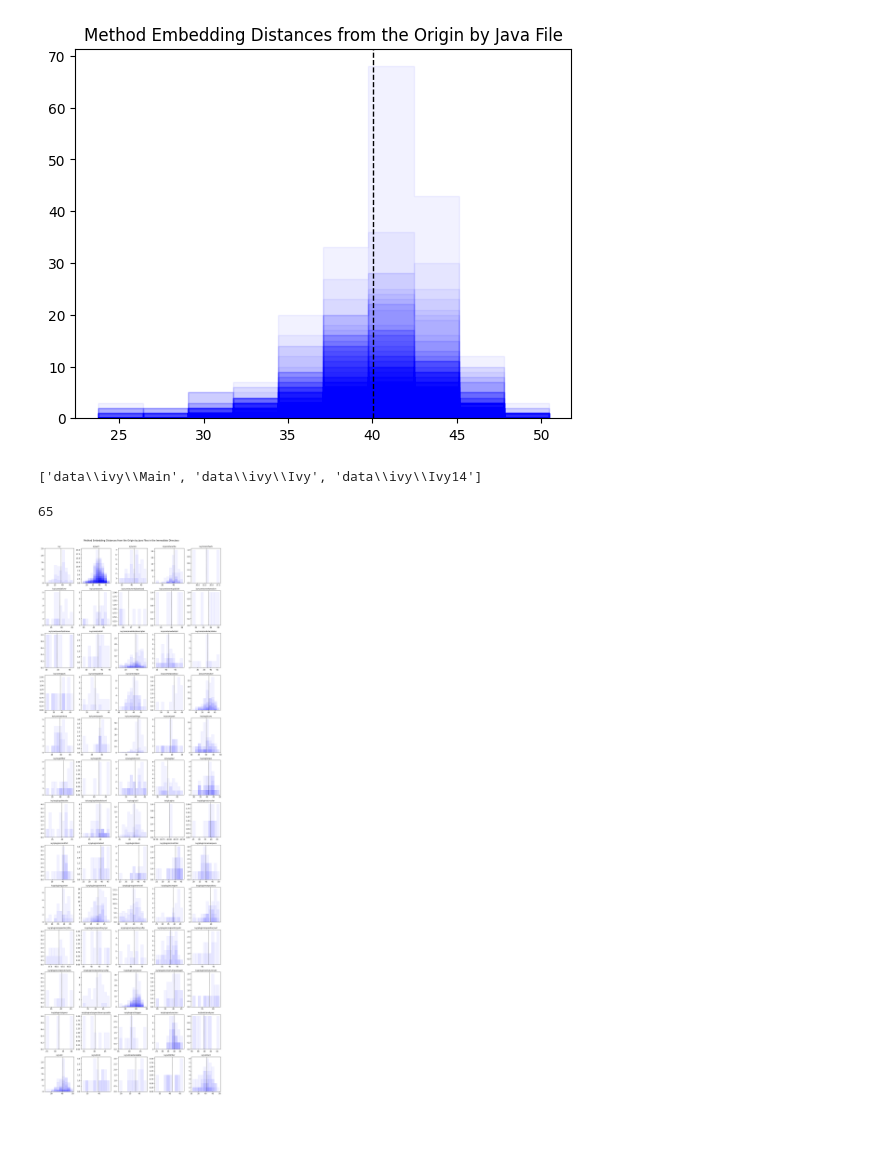
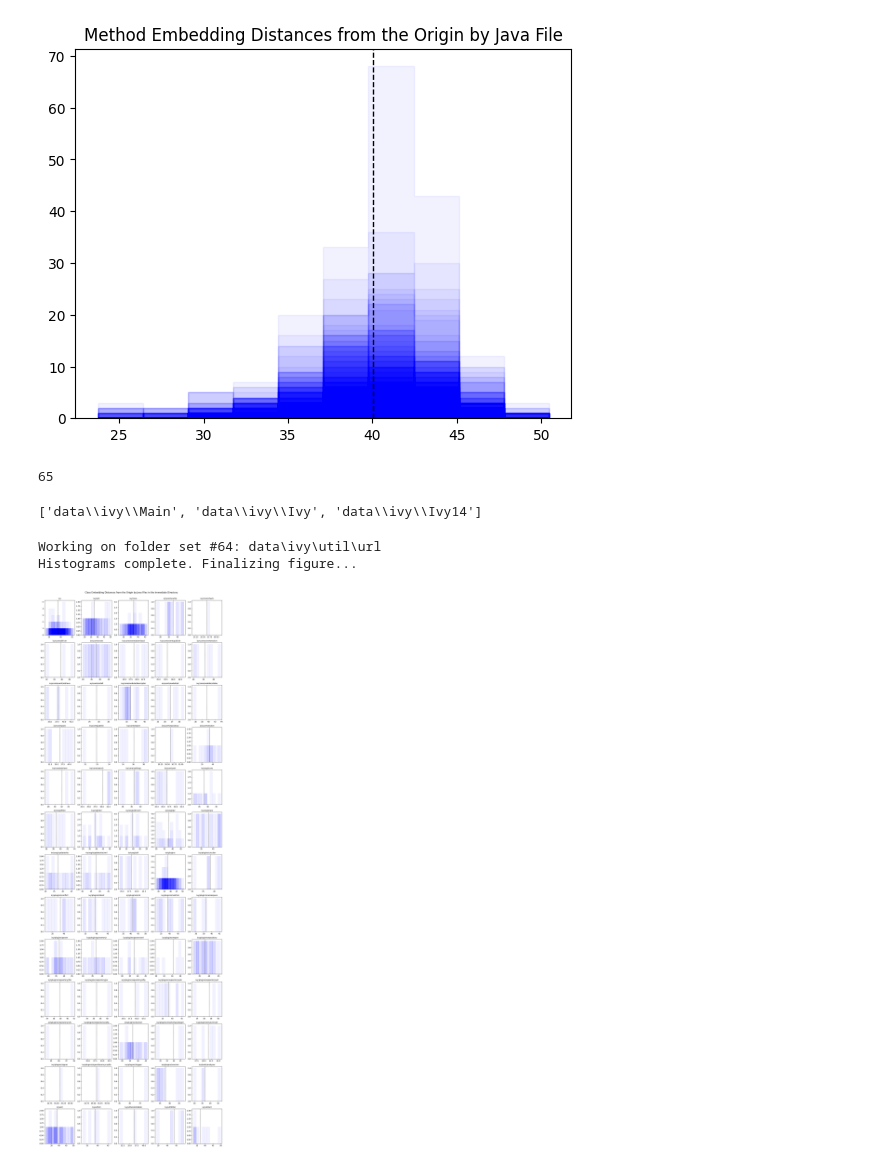
Before and after one commit to CynthiaTheGriffin/topology_project, a Jupyter notebook: AnalyticalEngineering1.ipynb, the cells around one changed output. Saved outputs shown, nothing was run; the diff lists cells and outputs as text; code cells hidden in the pictures; blank space fills up the shorter version.

```diff
--- a/AnalyticalEngineering1.ipynb
+++ b/AnalyticalEngineering1.ipynb
@@ -139,8 +141,8 @@ java_files = sorted(java_files)
 # %%
 # List of all directories to folders of folders of JSON files
 # These are the folders in the original codebase
-folders = list(set(['\\'.join(dir.split('\\')[:-1]) for dir in java_files]))
-folders = sorted(folders)
+all_folders = list(set(['\\'.join(dir.split('\\')[:-1]) for dir in all_java_files]))
+all_folders = sorted(all_folders)
 # %% [markdown]
 ### Class, Method, and Token Total Counts
 # %%
@@ -179,10 +181,6 @@ def show_dists_from_origin(embed_sets, ax=None):
     # Run through every set of embeddings
     dist_sets = []
     for embeds in embed_sets:
-        # If there are no embeddings in this set, do not plot anything
-        if len(embeds) == 0:
-            continue
-
         dists = cdist(embeds, [origin]).reshape(-1)
         dist_sets.append(dists)
 
@@ -215,38 +213,54 @@ plt.title("Method Embedding Distances from the Origin by Java File")
 plt.show()
 # %% [output]
 [figure]
+# %%
+def plot_folder_sets(folder_sets, levels, title):
+    n = len(all_folders) # There are 65 folders in the codebase (that have Java files)
+    fig, ax = plt.subplots(nrows=int(n/5), ncols=5)
+    fig.set_figwidth(14)
+    fig.set_figheight(14*3)
+    ax_reshaped = ax.reshape(-1)
+
+    to_data = 'data'
+    for i, folders in enumerate(folder_sets):
+        clear_output()
+        print(f"Working on folder set #{i}: {all_folders[i]}")
+
+        folder_class_datasets = create_data_sets(dirs=folders, levels=levels)
+
+        # If any number of embeddings were collected, plot histogram
+        if len(folder_class_datasets) != 0:
+            show_dists_from_origin([data['embeds'] for data in folder_class_datasets], ax=ax_reshaped[i])
+
+        ax_reshaped[i].set_title(all_folders[i][len(to_data)+1 :], fontsize=10)
+
+    print("Histograms complete. Finalizing figure...")
+
+    fig.suptitle(title, y=1)
+    fig.tight_layout()
+    return fig
+# %%
+n = len(all_folders)
+n
+# %% [output]
+65
 # %%
-# Get method embeddings by the immediate directory they're in
+# Get class/method embeddings by Java files from the immediate directories they're in
 folder_sets = []
-for dir in folders:
-    json_files = glob.glob(dir + '/*//*.json') # JSON files contained in any subsequent folder of the current directory
+for dir in all_folders:
+    json_files = glob.glob(dir + '/*/*.json') # JSON files contained in any subsequent folder of the current directory
     java = list(set(['\\'.join(dir.split('\\')[:-1]) for dir in json_files])) # Folders in the current directory immediately containing JSON files
     folder_sets.append(java)
 
 folder_sets[0]
 # %% [output]
 ['data\\ivy\\Main', 'data\\ivy\\Ivy', 'data\\ivy\\Ivy14']
-# %%
-n = len(folders)
-n
-# %% [output]
-65
-# %%
-to_data = 'data'
-
-fig, ax = plt.subplots(nrows=int(n/5), ncols=5)
-fig.set_figwidth(14)
-fig.set_figheight(14*3)
-ax_reshaped = ax.reshape(-1)
-
-for i, java in enumerate(folder_sets):
-    folder_method_datasets = create_data_sets(dirs=java, levels=['method'])
-
-    show_dists_from_origin([data['embeds'] for data in folder_method_datasets], ax=ax_reshaped[i])
-    ax_reshaped[i].set_title(folders[i][len(to_data)+1 :], fontsize=10)
-
-fig.suptitle("Method Embedding Distances from the Origin by Java Files in the Immediate Directory", y=1)
-fig.tight_layout()
-plt.show()
-# %% [output]
-[figure, removed]
+# %%
+# Class
+plot_folder_sets(folder_sets, levels=['class'],
+                 title="Class Embedding Distances from the Origin by Java Files in the Immediate Directory")
+plt.show()
+# %% [output]
+Working on folder set #64: data\ivy\util\url
+Histograms complete. Finalizing figure...
+[figure, added]
```
Also changed, not shown: parts of 10 cells of this notebook.
